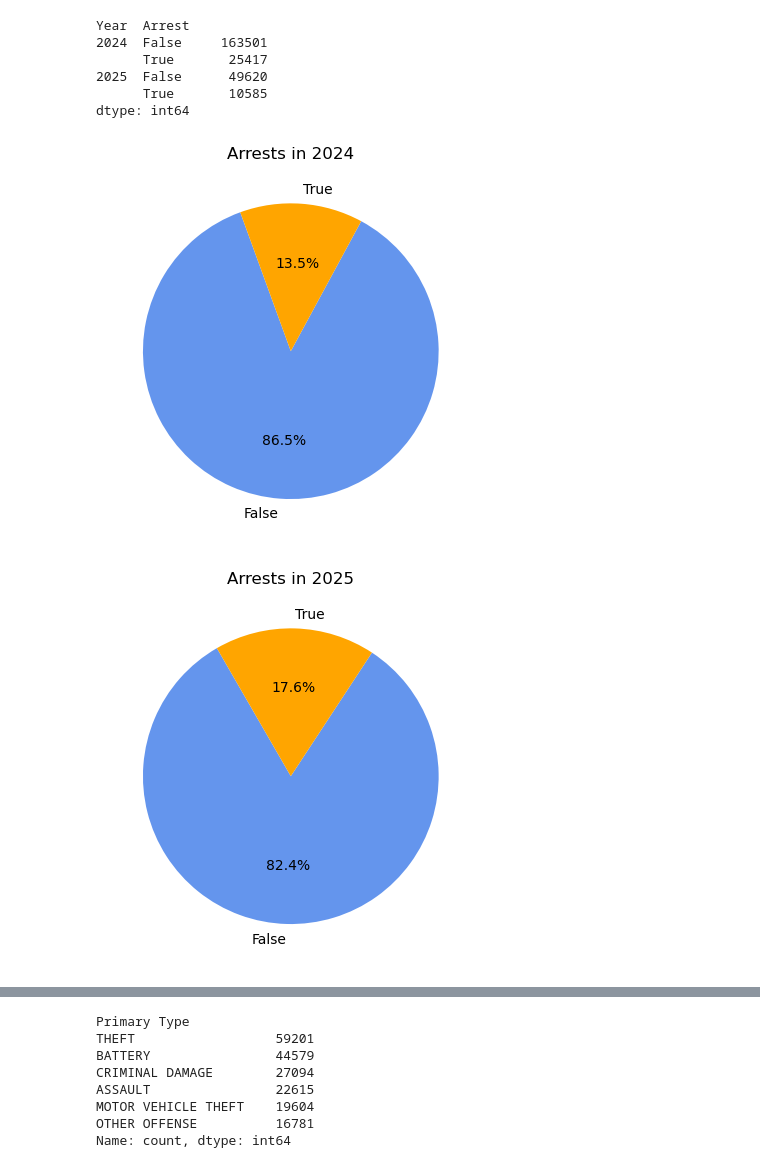
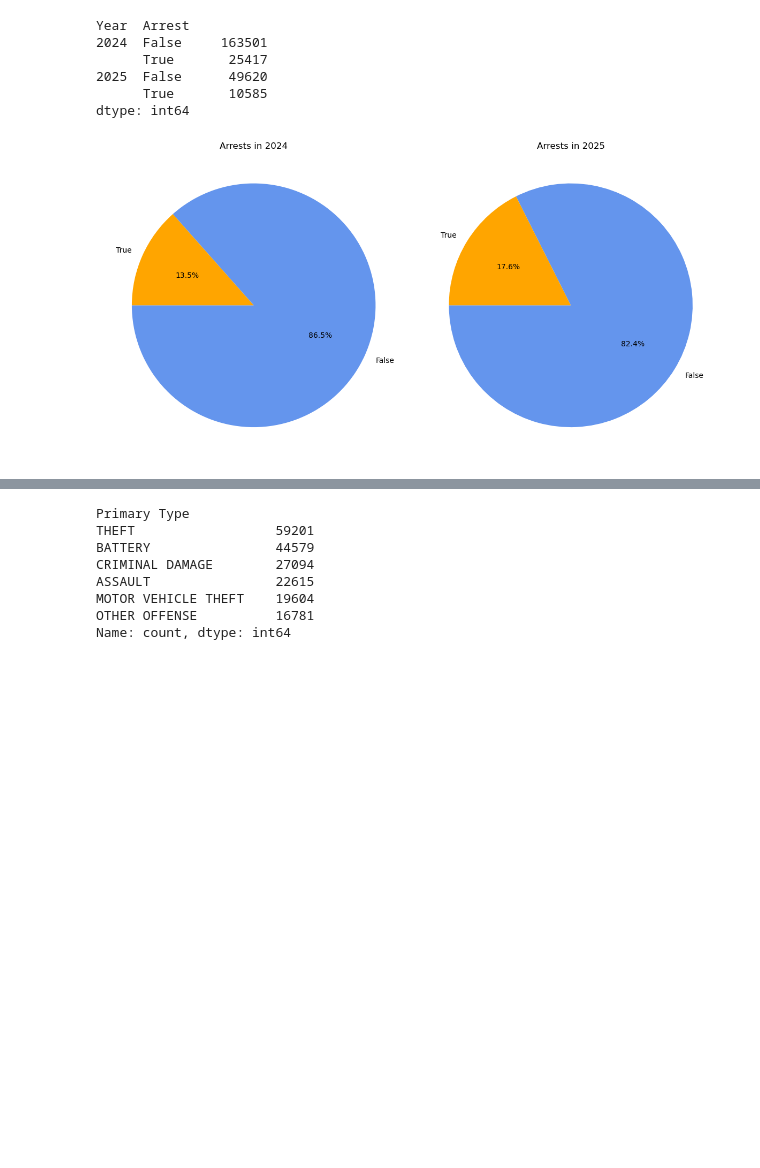
Before and after one commit to oliverliwanag/ELEC303-DATA-ANALYTICS-LIWANAG, a Jupyter notebook: ELEC03-3A/handson-exam.ipynb, the cells around one changed output, grey strips where cells are left out. Cells and saved outputs as stored; diff of their text form; code cells hidden in the pictures; blank space fills up the shorter version.

```diff
--- a/ELEC03-3A/handson-exam.ipynb
+++ b/ELEC03-3A/handson-exam.ipynb
@@ -187,20 +187,32 @@ dtype: int64
 # %%
 arrest_2024 = chi_crimes[chi_crimes['Year'] == 2024]
 arrest_2025 = chi_crimes[chi_crimes['Year'] == 2025]
 
+plt.figure(figsize=(12,6))
+
 #for the year 2024
-ar_2024 = arrest_2024['Arrest'].value_counts().plot(kind='pie', autopct='%1.1f%%', colors=['cornflowerblue', 'orange'], startangle = 110)
+plt.subplot(1,2,1)
+arrest_2024['Arrest'].value_counts().plot(
+    kind='pie',
+    autopct='%1.1f%%',
+    colors=['cornflowerblue', 'orange'],
+    startangle = 180)
 plt.title('Arrests in 2024')
 plt.ylabel('')
-plt.show()
 
 #for the year 2025
-ar_2025 = arrest_2025['Arrest'].value_counts().plot(kind='pie', autopct='%1.1f%%', colors=['cornflowerblue', 'orange'], startangle = 120)
+plt.subplot(1,2,2)
+arrest_2025['Arrest'].value_counts().plot(
+    kind='pie',
+    autopct='%1.1f%%',
+    colors=['cornflowerblue', 'orange'],
+    startangle = -180)
 plt.title('Arrests in 2025')
 plt.ylabel('')
+
+plt.tight_layout()
 plt.show()
 # %% [output]
-[figure, old version]
+[figure, new version]
-[figure, removed]
 # %% [markdown]
 <h1>INSIGHTS:</h1>
```
Also changed, not shown: parts of 16 cells of this notebook.
